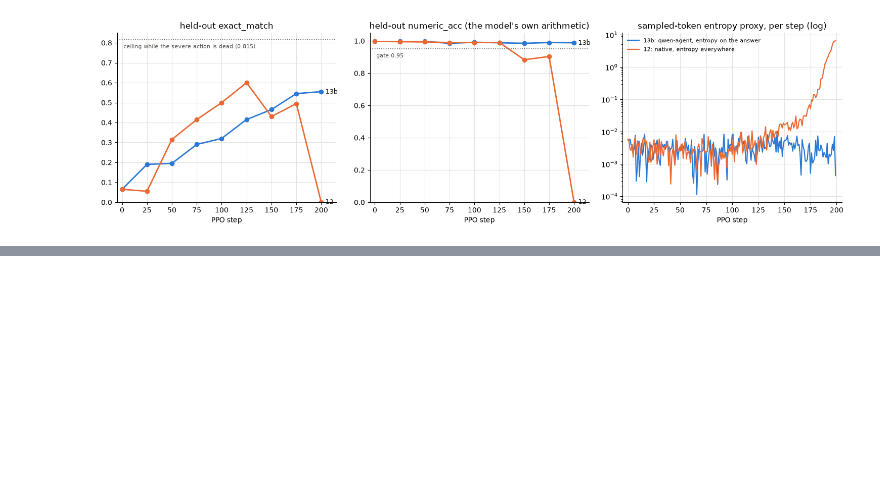
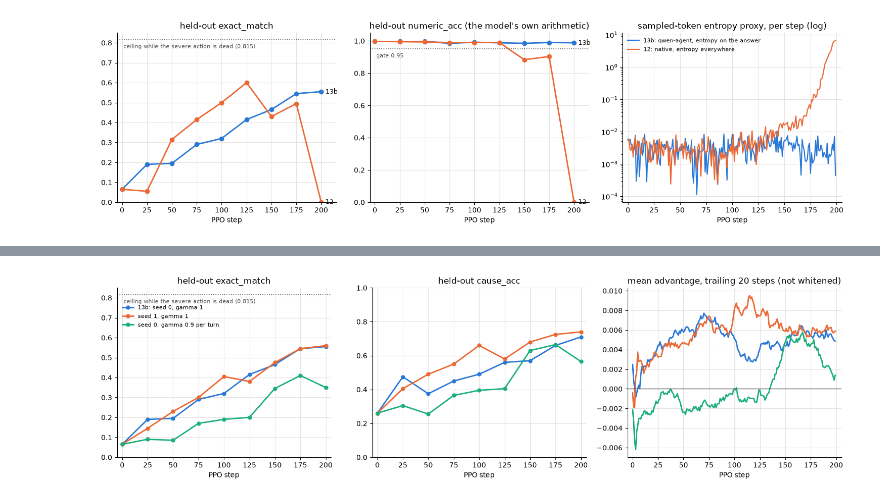
Before and after one commit to rtong/membraneclaw, a Jupyter notebook: experiments/notebooks/smoke_test/13_an_agent_harness_and_where_the_entropy_goes.ipynb, the cells around one changed output, grey strips where cells are left out. Cells and saved outputs as stored; diff of their text form; code cells hidden in the pictures; blank space fills up the shorter version.

```diff
--- a/experiments/notebooks/smoke_test/13_an_agent_harness_and_where_the_entropy_goes.ipynb
+++ b/experiments/notebooks/smoke_test/13_an_agent_harness_and_where_the_entropy_goes.ipynb
@@ -447,0 +570,20 @@ it holds for 200 steps. Still open:
+# %%
+# Per 20-step window, the three runs that reached step 200.
+#   advantage:     mean over every active token; nothing is whitened, so a bias shows here directly.
+#   V1 / V2:       the critic's value at the start of turn 1 over its value at the start of turn 2. Without a
+#                  discount the calls earn nothing, so a calibrated critic sits near 1; one that has learned a
+#                  per-turn 0.9 sits near 0.9.
+#   call entropy:  on the call tokens, which carry no bonus in any of the three -- 12 broke when these drifted.
+#   critic-clock:  out-of-sample explained variance minus a position-only clock's (median).
+THREE = (("s0", me13), ("s1", mes1), ("gturn", megt))
+mean = lambda me, i, k: st.mean(r[k] for r in me[i:i + 20])
+crit = lambda me, i: st.median([x for x in (resid(r) for r in me[i:i + 20]) if x is not None])
+labels = "".join(f"{lab:>8}" for lab, _ in THREE)
+print(f"  {'':9}  {'advantage':^24}  {'V1 / V2':^24}  {'call entropy':^27}  {'critic - clock':^24}")
+print(f"  {'steps':>9}  {labels}  {labels}  {''.join(f'{lab:>9}' for lab, _ in THREE)}  {labels}")
+for i in range(0, 200, 20):
+    print(f"  {i:>4}-{i + 19:<4}  " + "".join(f"{mean(me, i, 'adv_mean'):>+8.4f}" for _, me in THREE)
+          + "  " + "".join(f"{mean(me, i, 'value_turn1') / mean(me, i, 'value_turn2'):>8.3f}" for _, me in THREE)
+          + "  " + "".join(f"{mean(me, i, 'entropy_proxy_calls'):>9.5f}" for _, me in THREE)
+          + "  " + "".join(f"{crit(me, i):>+8.4f}" for _, me in THREE))
+print("\n  mean advantage over the run:", ", ".join(f"{lab} {st.mean(r['adv_mean'] for r in me):+.4f}" for lab, me in THREE))
@@ -447,0 +623,28 @@ it holds for 200 steps. Still open:
+# %%
+SERIES = ("#2a78d6", "#eb6834", "#1baf7a")       # reference palette, slots 1-3, in order
+PLOTTED = (("13b: seed 0, gamma 1", ev13, me13), ("seed 1, gamma 1", evs1, mes1),
+           ("seed 0, gamma 0.9 per turn", evgt, megt))
+
+fig, axes = plt.subplots(1, 3, figsize=(15, 4.3))
+for color, (label, ev, me) in zip(SERIES, PLOTTED):
+    steps_ = [r["step"] for r in ev]
+    axes[0].plot(steps_, [r["exact_match"] for r in ev], "-o", color=color, lw=2, ms=5, label=label)
+    axes[1].plot(steps_, [r["cause_acc"] for r in ev], "-o", color=color, lw=2, ms=5, label=label)
+    adv = [st.mean(r["adv_mean"] for r in me[max(0, i - 19):i + 1]) for i in range(len(me))]
+    axes[2].plot([r["step"] for r in me], adv, color=color, lw=2, label=label)
+axes[0].set(title="held-out exact_match", xlabel="PPO step", ylim=(0, 0.85), xlim=(-5, 205))
+axes[0].axhline(163 / 200, color=MUTED, ls=":", lw=1.2)
+axes[0].annotate("ceiling while the severe action is dead (0.815)", (0, 163 / 200), xytext=(2, -12),
+                 textcoords="offset points", fontsize=8, color=MUTED)
+axes[0].legend(loc="upper left", bbox_to_anchor=(0, 0.93), fontsize=8, frameon=False)
+axes[1].set(title="held-out cause_acc", xlabel="PPO step", ylim=(0, 1.0), xlim=(-5, 205))
+axes[2].set(title="mean advantage, trailing 20 steps (not whitened)", xlabel="PPO step", xlim=(-5, 205))
+axes[2].axhline(0, color=MUTED, lw=1)
+for ax in axes:
+    ax.grid(color=GRID, lw=0.8)
+    ax.spines[["top", "right"]].set_visible(False)
+fig.tight_layout()
+fig.savefig(RUNS / "qwen_agent_seed_and_turn_gamma.png", dpi=110)
+plt.show()
+# %% [output]
+[figure, added]
```
Also changed, not shown: parts of 10 cells of this notebook, 17 other files.
